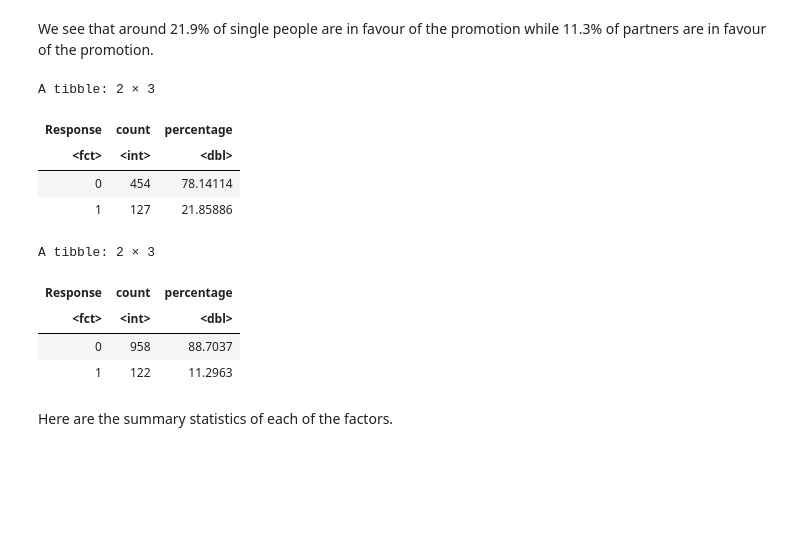
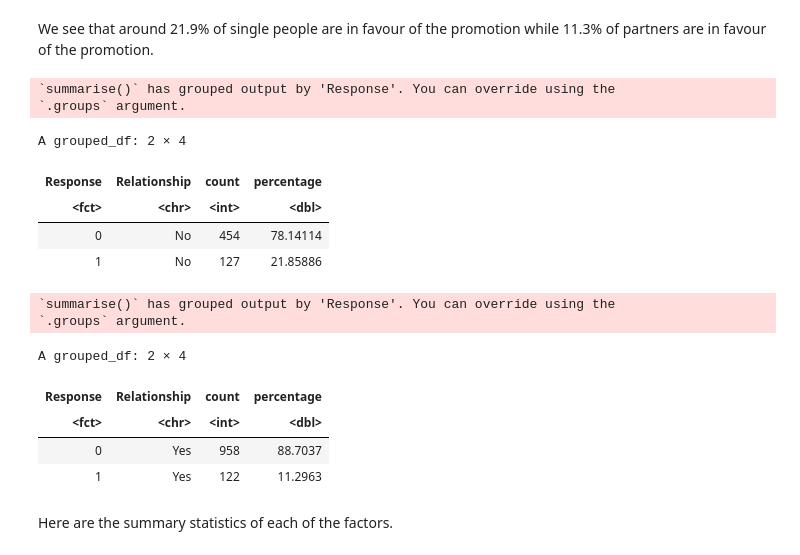
Before and after one commit to nchan315/DSCI_100_007_16_Project, a Jupyter notebook: Proposal.ipynb, the cells around one changed output. Drawn from its saved outputs; the diff is of its cells as text; code cells hidden in the pictures; blank space fills up the shorter version.

```diff
--- a/Proposal.ipynb
+++ b/Proposal.ipynb
@@ -139,29 +139,35 @@ A tibble: 2 × 3
 # %% [markdown]
 We see that around 21.9% of single people are in favour of the promotion while 11.3% of partners are in favour of the promotion.
 # %%
-store_data_train |>
+single_response <- store_data_train |>
     filter(Relationship == 'No') |>
-    group_by(Response) |>
+    group_by(Response, Relationship) |>
     summarize(
         count = n(),
         percentage = n() / 581 * 100)
-store_data_train |>
+single_response
+couple_response <- store_data_train |>
     filter(Relationship == 'Yes') |>
-    group_by(Response) |>
+    group_by(Response, Relationship) |>
     summarize(
         count = n(),
         percentage = n() / 1080 * 100)
+couple_response
 # %% [output]
-A tibble: 2 × 3
+`summarise()` has grouped output by 'Response'. You can override using the
+`.groups` argument.
+A grouped_df: 2 × 4
-| Response | count | percentage |
-| <fct> | <int> | <dbl> |
-| 0 | 454 | 78.14114 |
-| 1 | 127 | 21.85886 |
+| Response | Relationship | count | percentage |
+| <fct> | <chr> | <int> | <dbl> |
+| 0 | No | 454 | 78.14114 |
+| 1 | No | 127 | 21.85886 |
-A tibble: 2 × 3
+`summarise()` has grouped output by 'Response'. You can override using the
+`.groups` argument.
+A grouped_df: 2 × 4
-| Response | count | percentage |
-| <fct> | <int> | <dbl> |
-| 0 | 958 | 88.7037 |
-| 1 | 122 | 11.2963 |
+| Response | Relationship | count | percentage |
+| <fct> | <chr> | <int> | <dbl> |
+| 0 | Yes | 958 | 88.7037 |
+| 1 | Yes | 122 | 11.2963 |
 # %% [markdown]
 Here are the summary statistics of each of the factors.
 # %%
```
Also changed, not shown: parts of 3 cells of this notebook.
